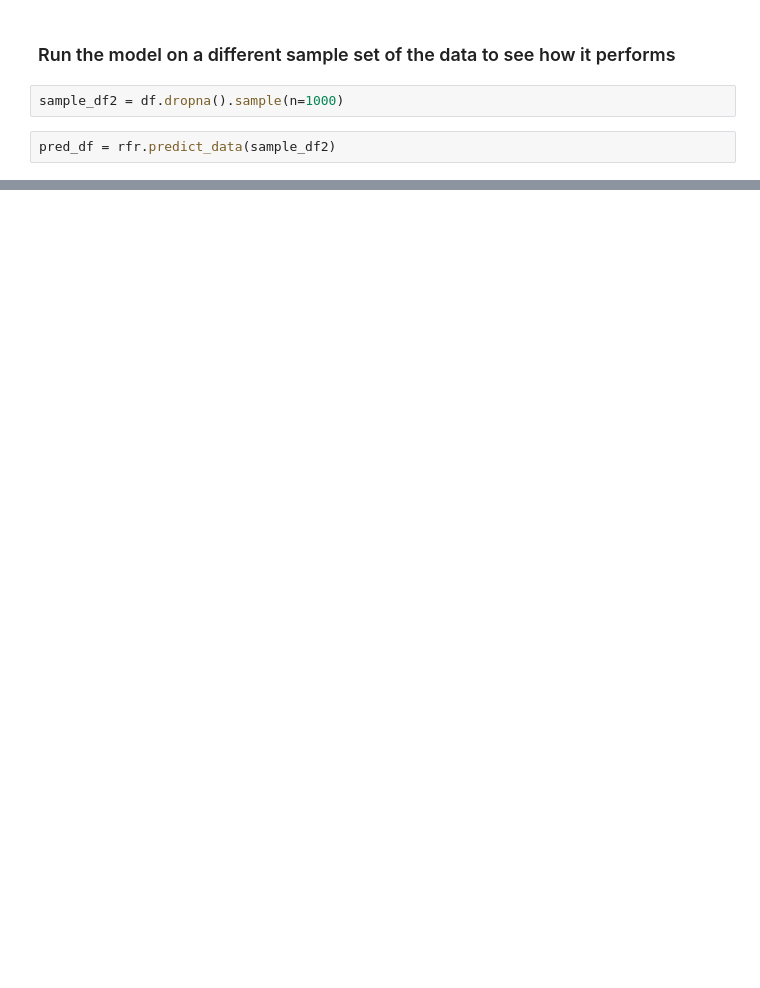
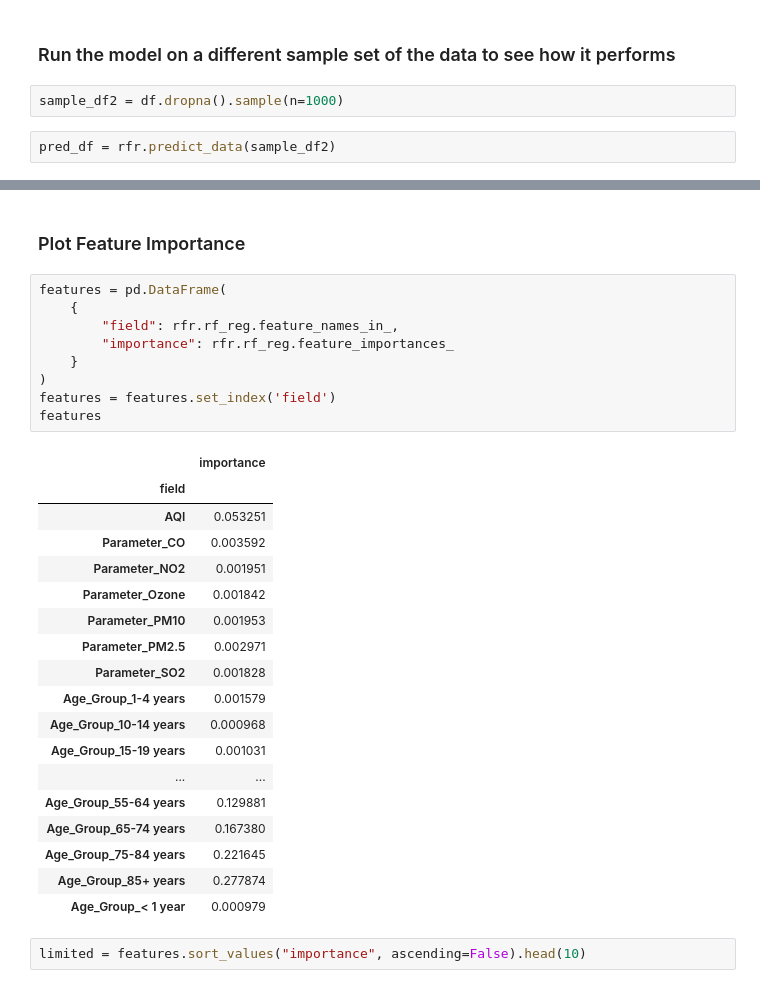
Before and after one commit to schnappv/CSE_6242_Project, a Jupyter notebook: notebooks/RFR_using_functions.ipynb, the cells around one changed output, grey strips where cells are left out. Drawn from its saved outputs; the diff is of its cells as text; blank space fills up the shorter version.

```diff
--- a/notebooks/RFR_using_functions.ipynb
+++ b/notebooks/RFR_using_functions.ipynb
@@ -124,0 +120,32 @@ values[1] / (values[1] + values[0])
+# %% [markdown]
+### Plot Feature Importance
+# %%
+features = pd.DataFrame(
+    {
+        "field": rfr.rf_reg.feature_names_in_,
+        "importance": rfr.rf_reg.feature_importances_
+    }
+)
+features = features.set_index('field')
+features
+# %% [output]
+|  | importance |
+| field |  |
+| AQI | 0.053251 |
+| Parameter_CO | 0.003592 |
+| Parameter_NO2 | 0.001951 |
+| Parameter_Ozone | 0.001842 |
+| Parameter_PM10 | 0.001953 |
+| Parameter_PM2.5 | 0.002971 |
+| Parameter_SO2 | 0.001828 |
+| Age_Group_1-4 years | 0.001579 |
+| Age_Group_10-14 years | 0.000968 |
+| Age_Group_15-19 years | 0.001031 |
+| ... | ... |
+| Age_Group_55-64 years | 0.129881 |
+| Age_Group_65-74 years | 0.167380 |
+| Age_Group_75-84 years | 0.221645 |
+| Age_Group_85+ years | 0.277874 |
+| Age_Group_< 1 year | 0.000979 |
+# %%
+limited = features.sort_values("importance", ascending=False).head(10)
```
Also changed, not shown: parts of 10 cells of this notebook.
